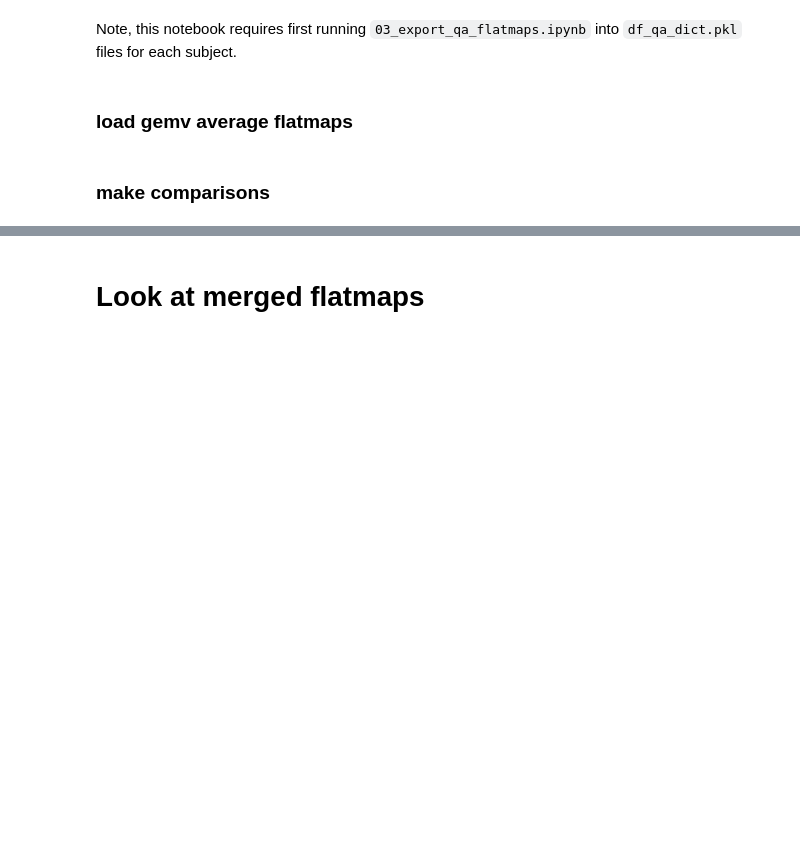
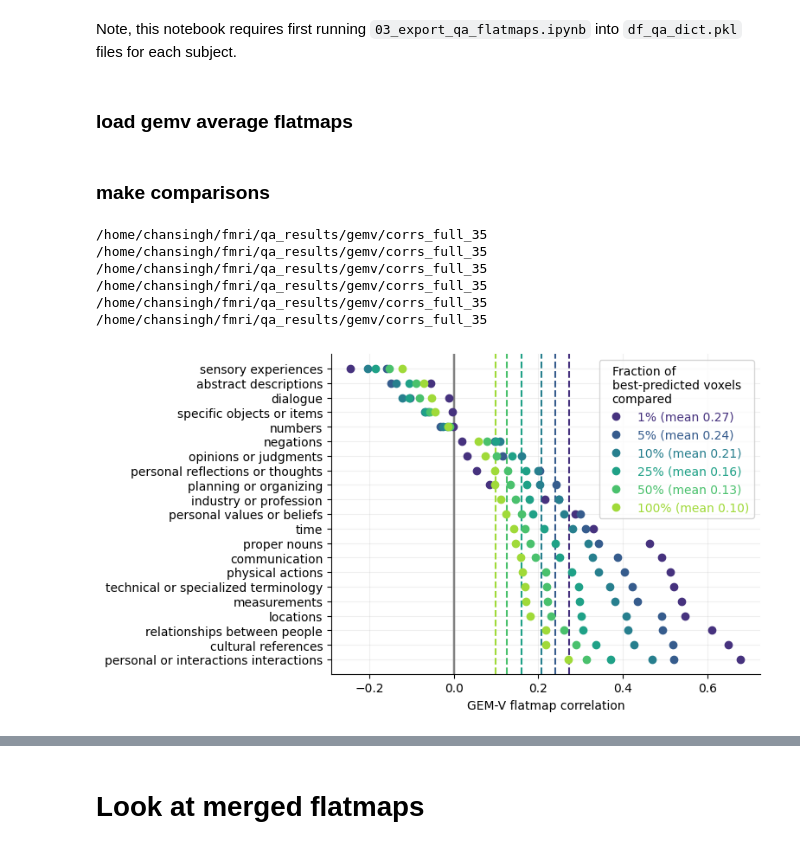
Before and after one commit to csinva/fmri, a Jupyter notebook: notebooks_gpt4/05_gemv_compare.ipynb, the cells around one changed output, grey strips where cells are left out. Drawn from its saved outputs; the diff is of its cells as text; code cells hidden in the pictures; blank space fills up the shorter version.

```diff
--- a/notebooks_gpt4/05_gemv_compare.ipynb
+++ b/notebooks_gpt4/05_gemv_compare.ipynb
@@ -56,38 +54,41 @@ for j, frac_voxels_to_keep in enumerate(frac_voxels_to_keep_list):
     # , 'individual_35', full_35', 'shapley_35', 'individual_gpt4',
     # for setting in ['individual_gpt4', 'shapley_35']:
     # for setting in ['individual_gpt4', 'individual_gpt4_wordrate']:
-    for setting in ['individual_gpt4']:  # , 'shapley_35']:
-        # for setting in ['full_35_wordrate']:
-        flatmaps_qa = joblib.load(
+    # , 'shapley_35']:
+    # for setting in ['individual_gpt4']:
+    # for setting in ['individual_gpt4', 'individual_gpt4_wordrate']:
+    # , 'individual_gpt4', 'individual_gpt4_wordrate']:
+    for setting in ['full_35']:
+        flatmaps_qa_dict = joblib.load(
             join(PROCESSED_DIR, subject.replace('UT', ''), setting + '.pkl'))
-        for q in flatmaps_qa.keys():
-            flatmaps_qa_list[q].append(flatmaps_qa[q])
+        for q in flatmaps_qa_dict.keys():
+            flatmaps_qa_list[q].append(flatmaps_qa_dict[q])
     # print('lens', [len(flatmaps_qa_list[q]) for q in flatmaps_qa_list.keys()])
-    flatmaps_qa = {
+    flatmaps_qa_dict = {
         q: np.mean(flatmaps_qa_list[q], axis=0)
         for q in flatmaps_qa_list.keys()}
 
     # select what to plot
     # df_qa_dict = joblib.load(f'df_qa_dict_{subject.replace("UT", "")}.pkl')
     questions_names_df = pd.DataFrame({
-        'qa_weight': qa_list,
-        'gemv_avg_resp': gemv_list,
+        'qa': qa_questions_list,
+        'gemv': gemv_questions_list,
     })
     # filter only questions that exist in the flatmaps
-    questions_names_df = questions_names_df[questions_names_df['qa_weight'].isin(
-        flatmaps_qa.keys())]
+    questions_names_df = questions_names_df[questions_names_df['qa'].isin(
+        flatmaps_qa_dict.keys())]
 
-    if isinstance(flatmaps_qa, pd.DataFrame):
-        questions_names_df = questions_names_df[questions_names_df['qa_weight'].isin(
-            flatmaps_qa.index)]
-        flatmaps_qa = flatmaps_qa.loc[questions_names_df['qa_weight'].values]['weights'].values
+    if isinstance(flatmaps_qa_dict, pd.DataFrame):
+        questions_names_df = questions_names_df[questions_names_df['qa'].isin(
+            flatmaps_qa_dict.index)]
+        flatmaps_qa_list = flatmaps_qa_dict.loc[questions_names_df['qa'].values]['weights'].values
     else:
-        flatmaps_qa = [flatmaps_qa[q]
-                       for q in questions_names_df['qa_weight'].values]
-    flatmaps_gemv = [
-        gemv_avg_flatmaps[q]
-        for q in questions_names_df['gemv_avg_resp'].values]
-    titles_gt = questions_names_df['gemv_avg_resp'].apply(
+        flatmaps_qa_list = [flatmaps_qa_dict[q]
+                            for q in questions_names_df['qa'].values]
+    flatmaps_gemv_list = [
+        gemv_flatmaps_dict[q]
+        for q in questions_names_df['gemv'].values]
+    titles_gt = questions_names_df['gemv'].apply(
         lambda x: x[0]).astype(str)
 
     # mask flatmaps by corr
@@ -102,11 +103,11 @@ for j, frac_voxels_to_keep in enumerate(frac_voxels_to_keep_list):
     #                  for i in range(len(flatmaps_gemv))]
 
     # mask flatmaps by extreme vals
-    for i in range(len(flatmaps_qa)):
-        mask_extreme = np.abs(flatmaps_qa[i]) >= np.percentile(
-            np.abs(flatmaps_qa[i]), 100 * (1 - frac_voxels_to_keep))
-        flatmaps_qa[i] = flatmaps_qa[i][mask_extreme]
-        flatmaps_gemv[i] = flatmaps_gemv[i][mask_extreme]
+    for i in range(len(flatmaps_qa_list)):
+        mask_extreme = np.abs(flatmaps_qa_list[i]) >= np.percentile(
+            np.abs(flatmaps_qa_list[i]), 100 * (1 - frac_voxels_to_keep))
+        flatmaps_qa_list[i] = flatmaps_qa_list[i][mask_extreme]
+        flatmaps_gemv_list[i] = flatmaps_gemv_list[i][mask_extreme]
 
     # # save flatmaps
     # if frac_voxels_to_keep in [0.1, 1]:
@@ -143,10 +144,10 @@ for j, frac_voxels_to_keep in enumerate(frac_voxels_to_keep_list):
     #   for i in range(len(flatmaps_gemv))])
 
     corrs = viz._calc_corrs(
-        flatmaps_qa,
-        flatmaps_gemv,
+        flatmaps_qa_list,
+        flatmaps_gemv_list,
         titles_qa=[analyze_helper.abbrev_question(q)
-                   for q in questions_names_df['qa_weight'].astype(str)],
+                   for q in questions_names_df['qa'].astype(str)],
         titles_gt=titles_gt,
     )
     # corrs_df = pd.DataFrame({'corrs': np.diag(
@@ -154,30 +155,38 @@ for j, frac_voxels_to_keep in enumerate(frac_voxels_to_keep_list):
     # corrs_df_dict[frac_voxels_to_keep] = corrs_df.copy()
     corrs_df_dict['questions'] = corrs.columns
     corrs_df_dict[f'corrs_{frac_voxels_to_keep}'] = np.diag(corrs.values)
 
     # corrs_df.to_pickle(join(repo_dir, 'qa_results', 'gemv',
     # setting + '_corrs_df.pkl'))
 
     colors = sns.color_palette('viridis', len(frac_voxels_to_keep_list))
     viz.corr_bars(
         corrs,
         out_dir_save=join(repo_dir, 'qa_results', 'gemv',
                           'corrs_' + setting),
         xlab='GEM-V',
         color=colors[j],
         label=f'{frac_voxels_to_keep * 100:.0f}%',
     )
     # plt.savefig(join(out_dir_save, 'corrs_barplot.pdf'), bbox_inches='tight')
     # plt.savefig(join(out_dir_save, 'corrs_barplot.png'),
     #             bbox_inches='tight', dpi=300)
     # plt.show()
 
 # center legend text
 plt.legend(title='Fraction of\nbest-predicted voxels\ncompared',
            labelcolor='linecolor')
 # plt.tight_layout()
 plt.savefig(join(repo_dir, 'qa_results', 'gemv', subject, 'corrs_barplot.pdf'),
             bbox_inches='tight')
 plt.savefig(join(repo_dir, 'qa_results', 'gemv', subject, 'corrs_barplot.png'),
             bbox_inches='tight', dpi=300)
 plt.show()
+# %% [output]
+/home/chansingh/fmri/qa_results/gemv/corrs_full_35
+/home/chansingh/fmri/qa_results/gemv/corrs_full_35
+/home/chansingh/fmri/qa_results/gemv/corrs_full_35
+/home/chansingh/fmri/qa_results/gemv/corrs_full_35
+/home/chansingh/fmri/qa_results/gemv/corrs_full_35
+/home/chansingh/fmri/qa_results/gemv/corrs_full_35
+[figure, added]
```
Also changed, not shown: parts of 9 cells of this notebook, 2 other files.
